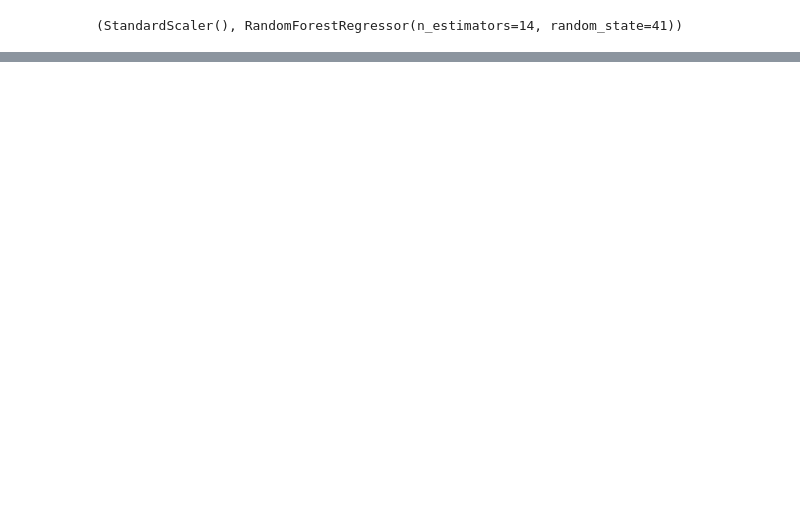
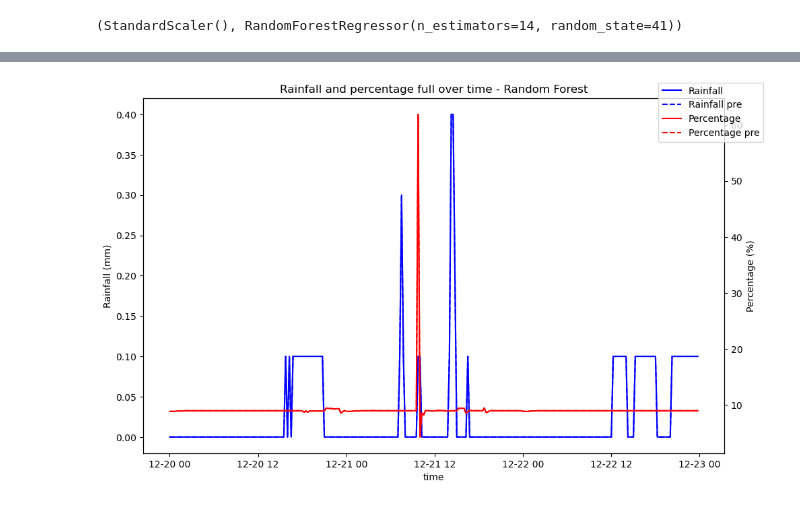
Before and after one commit to TeaDrinkingProgrammer/brabant-water-capstone, a Jupyter notebook: pocs/pocv2.ipynb, the cells around one changed output, grey strips where cells are left out. Drawn from its saved outputs; the diff is of its cells as text; code cells hidden in the pictures; blank space fills up the shorter version.

```diff
--- a/pocs/pocv2.ipynb
+++ b/pocs/pocv2.ipynb
@@ -131,0 +142,2 @@ df
+# %%
+results = model.predict(df)
@@ -131,0 +164,27 @@ df
+# %%
+import matplotlib.pyplot as plt
+
+def plot_predictions_and_rainfall(pred_df, results, model_name):
+    # plot the predictions in a line chart, put the percentage and rainfull_current against each other
+    fig, ax1 = plt.subplots(figsize=(10, 6))
+    ax1.set_xlabel('time')
+    ax1.set_ylabel('Rainfall (mm)')
+    ax1.plot(pred_df['time'], pred_df['rainfall_current'], color='blue')
+    ax1.plot(pred_df['time'], pred_df['rainfall_current'], color='blue', linestyle='dashed')
+    ax1.tick_params(axis='y')
+    ax2 = ax1.twinx()
+    ax2.set_ylabel('Percentage (%)')
+    ax2.plot(pred_df['time'], results, color='red')
+    ax2.plot(pred_df['time'], results, color='red', linestyle='dashed')
+    ax2.tick_params(axis='y')
+
+    fig.legend(['Rainfall', 'Rainfall pre', 'Percentage', 'Percentage pre'], loc='upper right')
+
+    fig.tight_layout()
+
+    plt.title(f'Rainfall and percentage full over time - {model_name}')
+    plt.show()
+# %%
+plot_predictions_and_rainfall(df_og, results, 'Random Forest')
+# %% [output]
+[figure, added]
```
Also changed, not shown: parts of 4 cells of this notebook.
